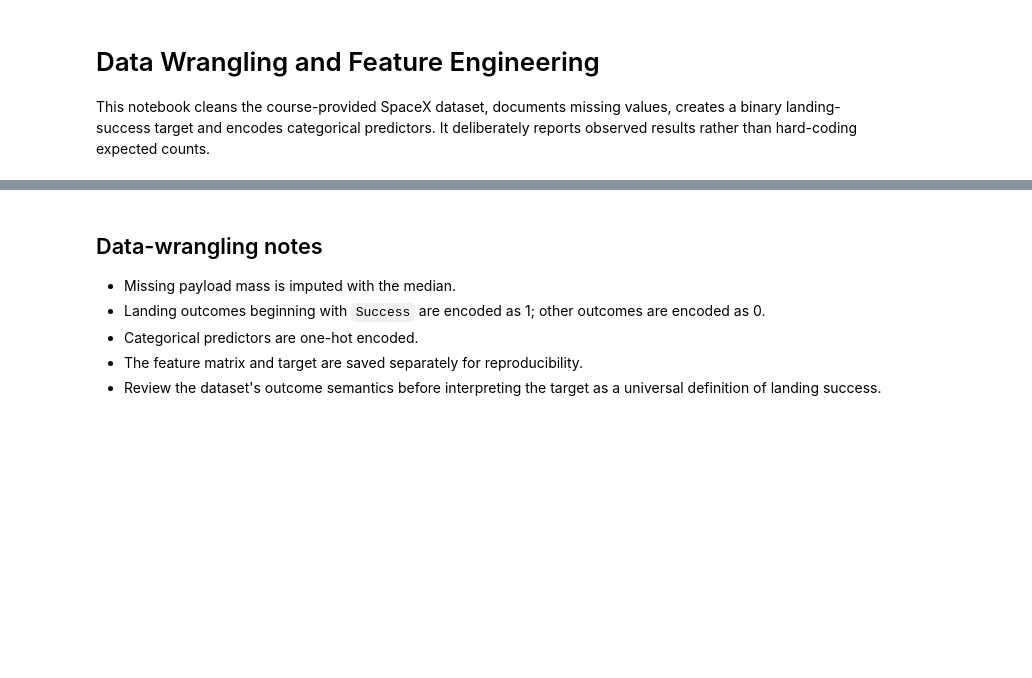
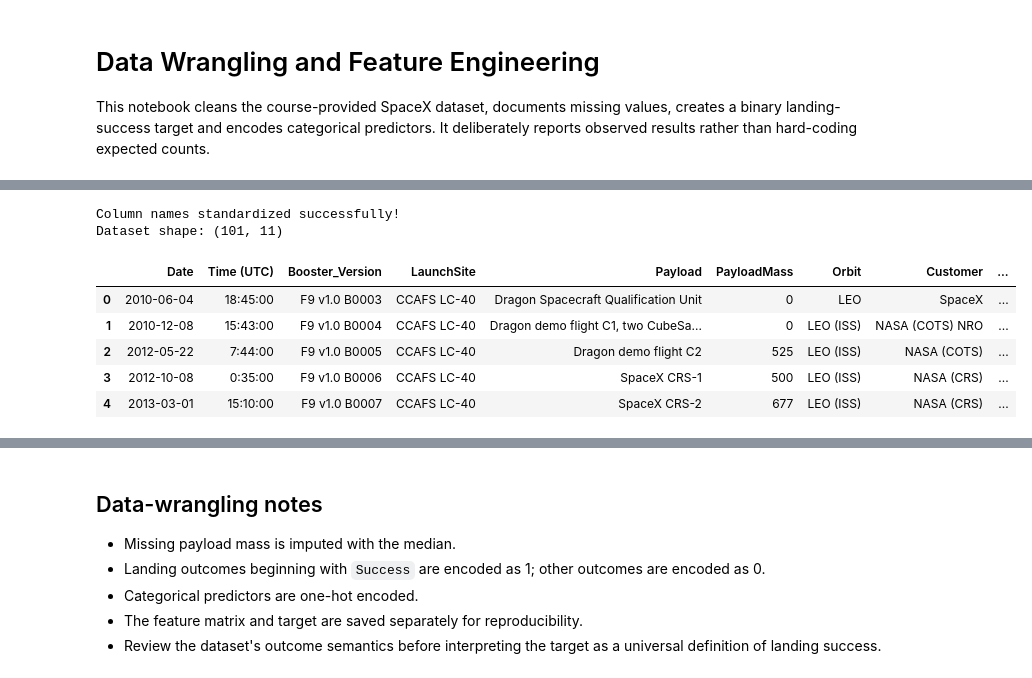
Before and after one commit to ojas-k070/SpaceX-Falcon9-Landing-Prediction, a Jupyter notebook: data_wrangling.ipynb, the cells around one changed output, grey strips where cells are left out. Saved outputs shown, nothing was run; the diff lists cells and outputs as text; code cells hidden in the pictures; blank space fills up the shorter version.

```diff
--- a/data_wrangling.ipynb
+++ b/data_wrangling.ipynb
@@ -22,3 +33,55 @@ if missing_cols:
+# %%
+
+# Standardize dataset column names
+df.columns = [c.strip() for c in df.columns]
+
+
+column_mapping = {
+    "Flight_Number": "FlightNumber",
+    "FlightNumber": "FlightNumber",
+    "PAYLOAD_MASS__KG_": "PayloadMass",
+    "Payload_Mass": "PayloadMass",
+    "Launch_Site": "LaunchSite",
+}
+
+df = df.rename(columns=column_mapping)
+
+# Some versions of the dataset use different flight-number names.
+if "FlightNumber" not in df.columns:
+    if "Flight_Number" in df.columns:
+        df["FlightNumber"] = df["Flight_Number"]
+    else:
+        # Create a sequential identifier if no flight number is supplied.
+        df["FlightNumber"] = range(1, len(df) + 1)
+
+required = [
+    "FlightNumber",
+    "PayloadMass",
+    "Orbit",
+    "LaunchSite",
+    "Landing_Outcome",
+]
+
+missing_cols = [c for c in required if c not in df.columns]
+
+if missing_cols:
+    raise KeyError(
+        f"Missing required columns: {missing_cols}. "
+        f"Available columns: {df.columns.tolist()}"
+    )
+
+print("Column names standardized successfully!")
+print("Dataset shape:", df.shape)
+display(df.head())
+# %% [output]
+Column names standardized successfully!
+Dataset shape: (101, 11)
+|  | Date | Time (UTC) | Booster_Version | LaunchSite | Payload | PayloadMass | Orbit | Customer | ... |
+| 0 | 2010-06-04 | 18:45:00 | F9 v1.0 B0003 | CCAFS LC-40 | Dragon Spacecraft Qualification Unit | 0 | LEO | SpaceX | ... |
+| 1 | 2010-12-08 | 15:43:00 | F9 v1.0 B0004 | CCAFS LC-40 | Dragon demo flight C1, two CubeSa... | 0 | LEO (ISS) | NASA (COTS) NRO | ... |
+| 2 | 2012-05-22 | 7:44:00 | F9 v1.0 B0005 | CCAFS LC-40 | Dragon demo flight C2 | 525 | LEO (ISS) | NASA (COTS) | ... |
+| 3 | 2012-10-08 | 0:35:00 | F9 v1.0 B0006 | CCAFS LC-40 | SpaceX CRS-1 | 500 | LEO (ISS) | NASA (CRS) | ... |
+| 4 | 2013-03-01 | 15:10:00 | F9 v1.0 B0007 | CCAFS LC-40 | SpaceX CRS-2 | 677 | LEO (ISS) | NASA (CRS) | ... |
 # %%
 # Handle payload missing values using the median, which is less sensitive to outliers than the mean.
 df["PayloadMass"] = pd.to_numeric(df["PayloadMass"], errors="coerce")
```
Also changed, not shown: parts of 5 cells of this notebook, 3 other files.
